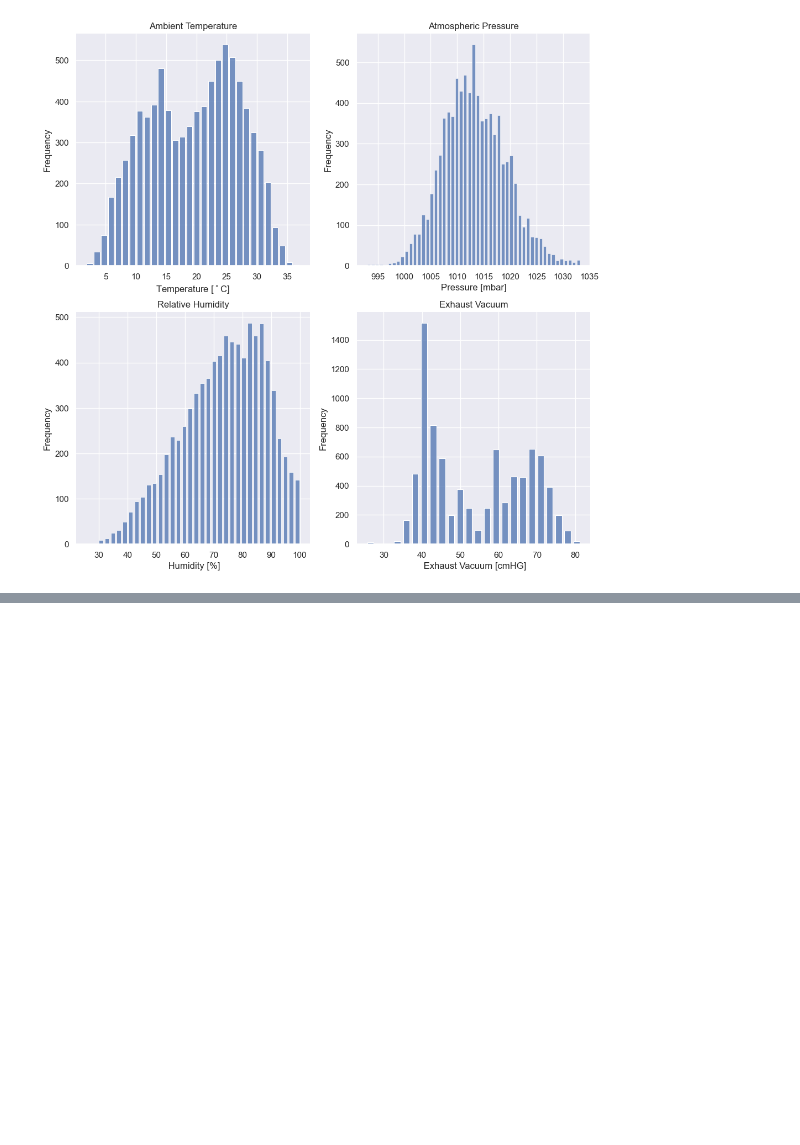
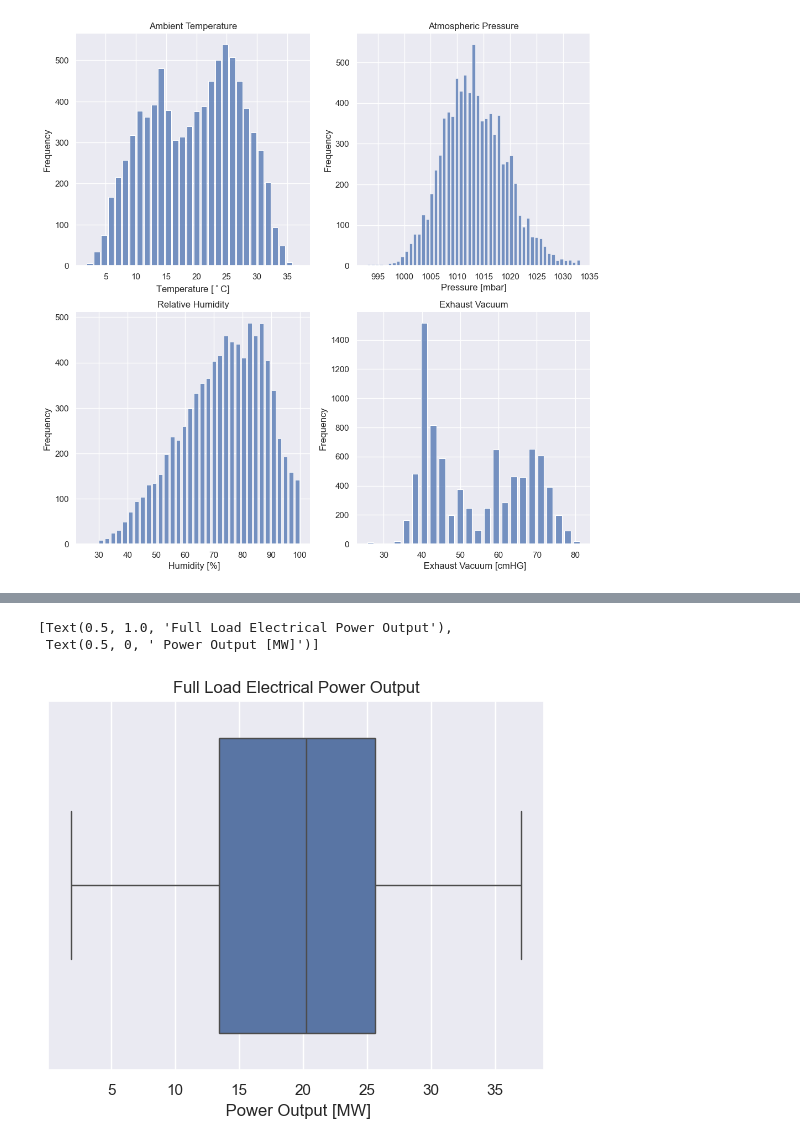
Before and after one commit to szilagyi93/regression, a Jupyter notebook: 01_main/regression_ccpp.ipynb, the cells around one changed output, grey strips where cells are left out. Saved outputs shown, nothing was run; the diff lists cells and outputs as text; code cells hidden in the pictures; blank space fills up the shorter version.

```diff
--- a/01_main/regression_ccpp.ipynb
+++ b/01_main/regression_ccpp.ipynb
@@ -186,0 +211,8 @@ sns.pairplot(pd_train,kind="hist")
+# %%
+ax = sns.boxplot( x=pd_train['AT'])
+ax.set(title='Full Load Electrical Power Output',
+       xlabel=' Power Output [MW]')
+# %% [output]
+[Text(0.5, 1.0, 'Full Load Electrical Power Output'),
+ Text(0.5, 0, ' Power Output [MW]')]
+[figure, added]
```
Also changed, not shown: parts of 15 cells of this notebook.
